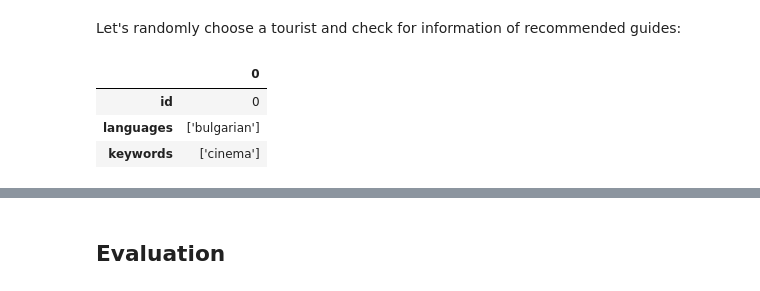
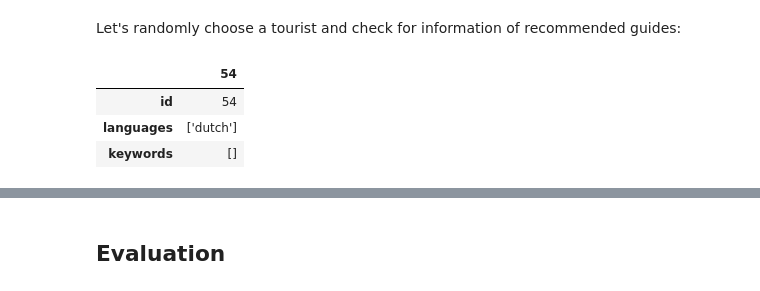
Before and after one commit to LorenzoAicardi/AsTourX, a Jupyter notebook: recommendersystem/RecommendationPipeline.ipynb, the cells around one changed output, grey strips where cells are left out. Drawn from its saved outputs; the diff is of its cells as text; code cells hidden in the pictures.

```diff
--- a/recommendersystem/RecommendationPipeline.ipynb
+++ b/recommendersystem/RecommendationPipeline.ipynb
@@ -543,10 +626,10 @@ result_df
 Let's randomly choose a tourist and check for information of recommended guides:
 # %%
 # Show some examples: select a tourist by id to visualize the received recommendations
-sample_tourist = 0
+sample_tourist = 54
 pd.DataFrame(tourist_df.loc[sample_tourist,:])
 # %% [output]
-|  | 0 |
-| id | 0 |
-| languages | ['bulgarian'] |
-| keywords | ['cinema'] |
+|  | 54 |
+| id | 54 |
+| languages | ['dutch'] |
+| keywords | [] |
```
Also changed, not shown: parts of 19 cells of this notebook.
